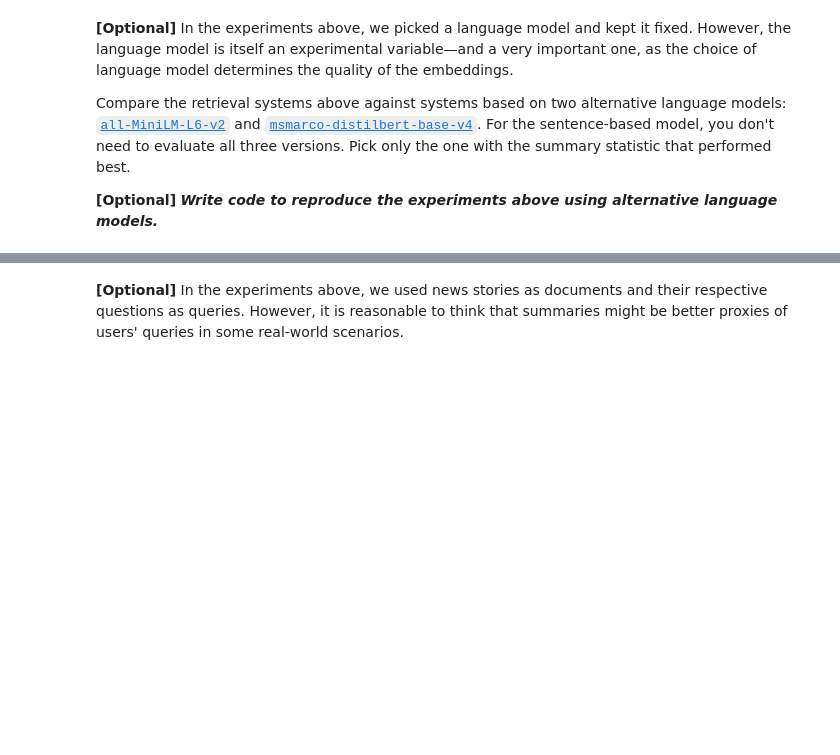
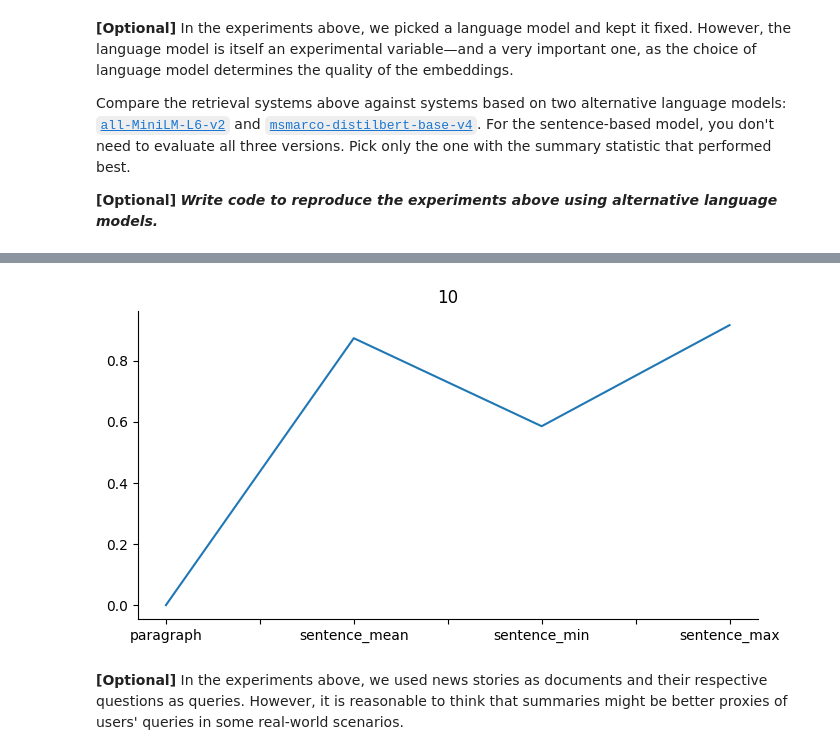
Before and after one commit to tosittig/CASAIS, a Jupyter notebook: CAS_project4_newsreader_chatbot_ts.ipynb, the cells around one changed output, grey strips where cells are left out. Cells and saved outputs as stored; diff of their text form; code cells hidden in the pictures; blank space fills up the shorter version.

```diff
--- a/CAS_project4_newsreader_chatbot_ts.ipynb
+++ b/CAS_project4_newsreader_chatbot_ts.ipynb
@@ -862,0 +880,7 @@ Compare the retrieval systems above against systems based on two alternative lan
+# %%
+top_k_accuracy_aMLM = {
+    1: {"paragraph": 0, "sentence_mean": 0, "sentence_min": 0,  "sentence_max": 0},
+    3: {"paragraph": 0, "sentence_mean": 0, "sentence_min": 0,  "sentence_max": 0},
+    5: {"paragraph": 0, "sentence_mean": 0, "sentence_min": 0,  "sentence_max": 0},
+   10: {"paragraph": 0, "sentence_mean": 0, "sentence_min": 0,  "sentence_max": 0},
+}
@@ -862,0 +906,27 @@ Compare the retrieval systems above against systems based on two alternative lan
+# %%
+for summary_statistic in ['mean', 'min', 'max']:
+
+  all_similarity_scores_aMLM = []
+
+  for query in retrieval_dataset.queries:
+    _, _, similarity_scores = sentence_retriever_aMLM.retrieve(
+        query=query,
+        mode=summary_statistic
+    )
+    all_similarity_scores_aMLM.append(similarity_scores)
+
+
+  # Now compute accuracy for each value of k
+
+  for k in [1, 3, 5, 10]:
+    acc = top_k_accuracy_score(
+        retrieval_dataset.true_indices,  # these are the target document indices
+        all_similarity_scores_aMLM,
+        k=k
+    )
+
+    # Store the top-k accuracy score in the top_k_accuracy data structure
+    top_k_accuracy_aMLM[k][f"sentence_{summary_statistic}"] = acc
+# %%
+top_k_accuracy_df_aMLM = pd.DataFrame(top_k_accuracy_aMLM)
+top_k_accuracy_df_aMLM
@@ -863,3 +939,11 @@ Compare the retrieval systems above against systems based on two alternative lan
+# %%
+# @title 10
+
+from matplotlib import pyplot as plt
+top_k_accuracy_df_aMLM[10].plot(kind='line', figsize=(8, 4), title=10)
+plt.gca().spines[['top', 'right']].set_visible(False)
+# %% [output]
+[figure, added]
 # %% [markdown]
 **[Optional]** In the experiments above, we used news stories as documents and their respective questions as queries. However, it is reasonable to think that summaries might be better proxies of users' queries in some real-world scenarios.
 # %% [markdown]
```
Also changed, not shown: parts of 36 cells of this notebook.
